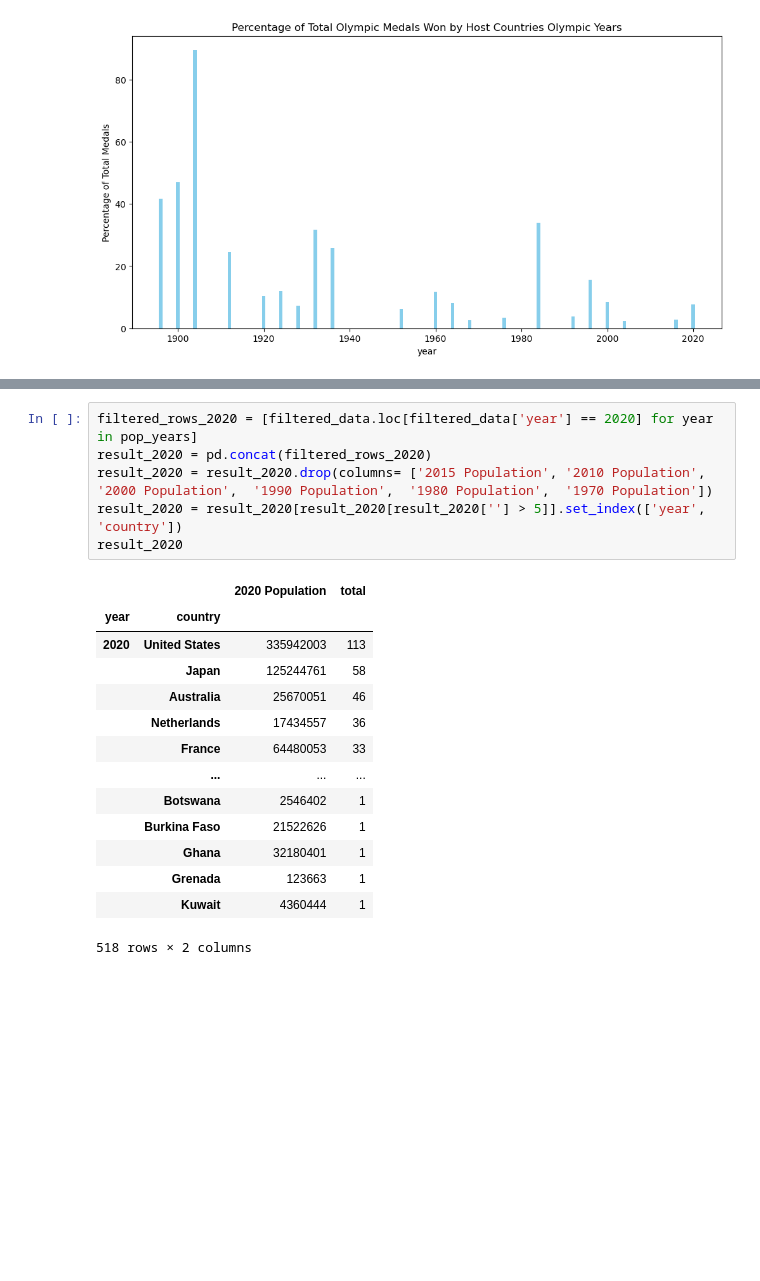
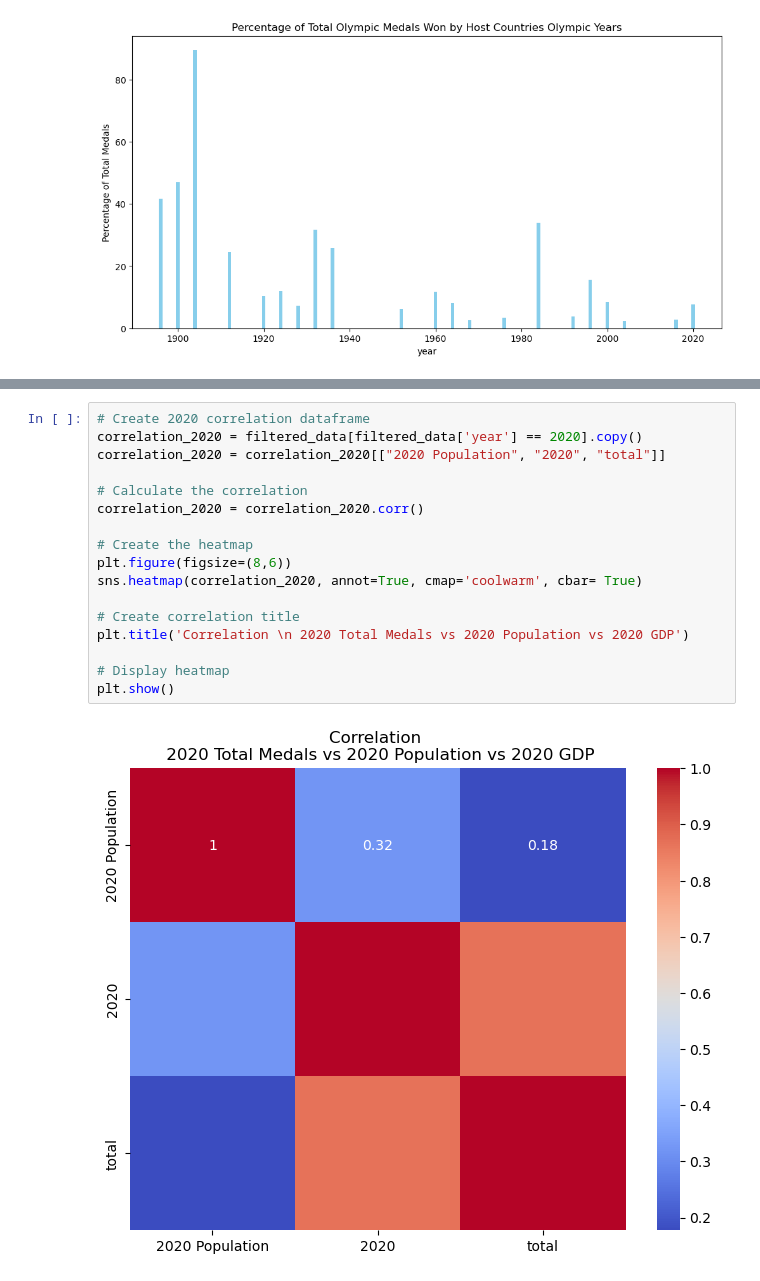
Before and after one commit to ncmoliver/olympic_analysis, a Jupyter notebook: olympic_analysis.ipynb, the cells around one changed output, grey strips where cells are left out. Drawn from its saved outputs; the diff is of its cells as text; blank space fills up the shorter version.

```diff
--- a/olympic_analysis.ipynb
+++ b/olympic_analysis.ipynb
@@ -517,21 +511,19 @@ filtered_data
-# %%
-filtered_rows_2020 = [filtered_data.loc[filtered_data['year'] == 2020] for year in pop_years]
-result_2020 = pd.concat(filtered_rows_2020)
-result_2020 = result_2020.drop(columns= ['2015 Population', '2010 Population',	'2000 Population',	'1990 Population',	'1980 Population',	'1970 Population'])
-result_2020 = result_2020[result_2020[result_2020[''] > 5]].set_index(['year', 'country'])
-result_2020
-# %% [output]
-|  |  | 2020 Population | total |
-| year | country |  |  |
-| 2020 | United States | 335942003 | 113 |
-|  | Japan | 125244761 | 58 |
-|  | Australia | 25670051 | 46 |
-|  | Netherlands | 17434557 | 36 |
-|  | France | 64480053 | 33 |
-|  | ... | ... | ... |
-|  | Botswana | 2546402 | 1 |
-|  | Burkina Faso | 21522626 | 1 |
-|  | Ghana | 32180401 | 1 |
-|  | Grenada | 123663 | 1 |
-|  | Kuwait | 4360444 | 1 |
-518 rows × 2 columns
+# %%
+# Create 2020 correlation dataframe
+correlation_2020 = filtered_data[filtered_data['year'] == 2020].copy()
+correlation_2020 = correlation_2020[["2020 Population", "2020", "total"]]
+
+# Calculate the correlation
+correlation_2020 = correlation_2020.corr()
+
+# Create the heatmap
+plt.figure(figsize=(8,6))
+sns.heatmap(correlation_2020, annot=True, cmap='coolwarm', cbar= True)
+
+# Create correlation title
+plt.title('Correlation \n 2020 Total Medals vs 2020 Population vs 2020 GDP')
+
+# Display heatmap
+plt.show()
+# %% [output]
+[figure, added]
```
Also changed, not shown: parts of 6 cells of this notebook, 1 other file.
